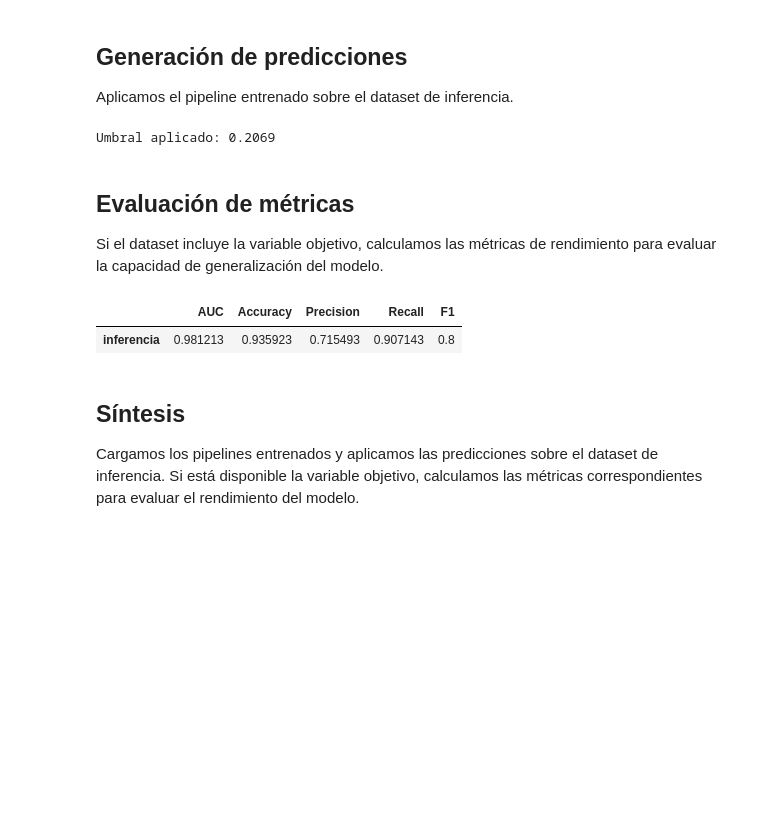
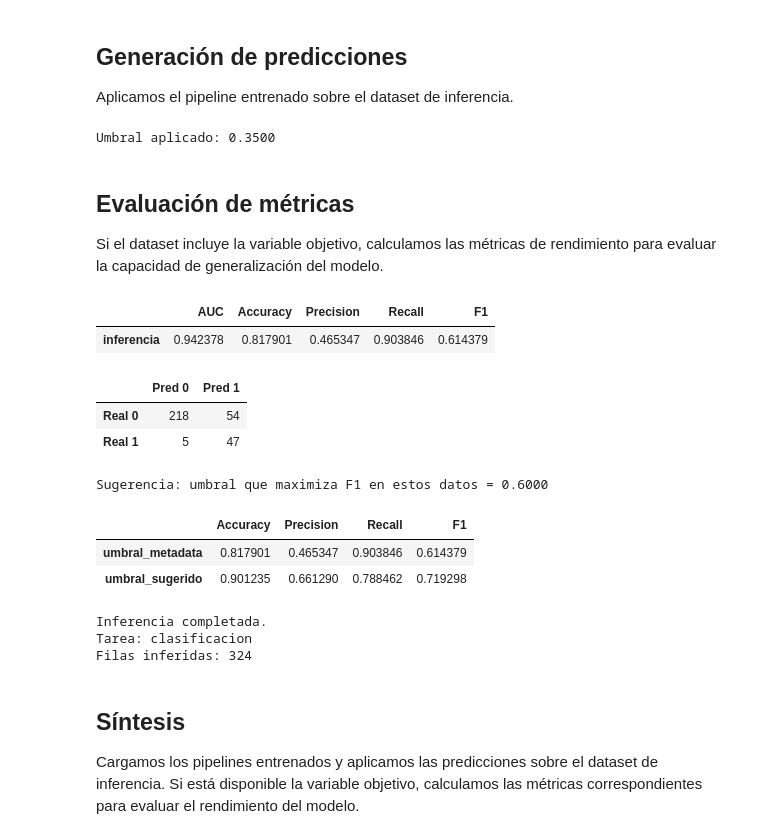
Before and after one commit to alanslzrr/machine-learning-customer-analytics-retail, a Jupyter notebook: proyecto_03_inferencia.ipynb, the cells around one changed output. Drawn from its saved outputs; the diff is of its cells as text; code cells hidden in the pictures; blank space fills up the shorter version.

Commit message:
corecion de preprocesamiento en inferencia_notebook

```diff
--- a/proyecto_03_inferencia.ipynb
+++ b/proyecto_03_inferencia.ipynb
@@ -19,7 +19,7 @@ warnings.filterwarnings('ignore')
 TAREA: Literal["clasificacion", "regresion"] = "clasificacion"
 
 # Rutas - Modificar DATA_FILE para aplicar sobre datos nuevos
-DATA_FILE = Path("data/interim/supermercado_limpio.csv")
+DATA_FILE = Path("data/proy_supermercado_test.csv")
 
 MODEL_FILE = Path("models/pipeline_clasificacion_sin_leakage.pkl") if TAREA == "clasificacion" else Path("models/pipeline_regresion_sin_leakage.pkl")
 
@@ -193,72 +438,110 @@ if TAREA == "clasificacion":
     print(f"Umbral aplicado: {clf_threshold:.4f}")
     distrib_pred = pd.Series(y_pred).value_counts().sort_index().to_frame("Frecuencia")
     distrib_pred["Porcentaje"] = (distrib_pred["Frecuencia"] / len(y_pred) * 100).round(2)
-    distrib_pred.index = ["No Responde", "Responde"]
+    distrib_pred.index = distrib_pred.index.map({0: "No Responde", 1: "Responde"})
+    distrib_pred = distrib_pred.reindex(["No Responde", "Responde"], fill_value=0)
     distrib_pred
 else:
-    y_pred = model.predict(X_inf)
+    # El pipeline de 01B en regresión fue entrenado sobre log1p(y). La predicción sale en log-escala.
+    y_pred_log = model.predict(X_inf)
+    y_pred = np.expm1(y_pred_log)
 
-    print("Estadísticas de las predicciones:")
-    resumen_pred = pd.DataFrame({
-        "y_pred": pd.Series(y_pred).describe(),
-    })
+    print("Estadísticas de las predicciones (EUROS):")
+    resumen_pred = pd.DataFrame({"y_pred": pd.Series(y_pred).describe()})
     resumen_pred
 # %% [output]
-Umbral aplicado: 0.2069
+Umbral aplicado: 0.3500
 # %% [markdown]
 ## Evaluación de métricas
 
 Si el dataset incluye la variable objetivo, calculamos las métricas de rendimiento para evaluar la capacidad de generalización del modelo.
-# %%
-if TAREA == "clasificacion":
-    y_pred_proba = model.predict_proba(X_inf)[:, 1]
-    clf_threshold = float(metadata.get("clf_threshold", 0.5))
-    y_pred = (y_pred_proba >= clf_threshold).astype(int)
-elif TAREA == "regresion":
-    expected_cols = metadata.get("reg_raw_feature_names") or metadata.get("raw_feature_names", [])
-    X_inf = validar_columnas(X_inf, expected_cols, "regresion (features crudas)", allow_extras=True)
 # %%
 if y_inf is not None:
     if TAREA == "clasificacion":
+        # (recalcular por seguridad)
+        y_pred_proba = model.predict_proba(X_inf)[:, 1]
+        clf_threshold = float(metadata.get("clf_threshold", 0.5))
+        y_pred = (y_pred_proba >= clf_threshold).astype(int)
+
         metrics_clf = pd.DataFrame({
             "AUC": [roc_auc_score(y_inf, y_pred_proba)],
             "Accuracy": [accuracy_score(y_inf, y_pred)],
-            "Precision": [precision_score(y_inf, y_pred)],
-            "Recall": [recall_score(y_inf, y_pred)],
-            "F1": [f1_score(y_inf, y_pred)],
+            "Precision": [precision_score(y_inf, y_pred, zero_division=0)],
+            "Recall": [recall_score(y_inf, y_pred, zero_division=0)],
+            "F1": [f1_score(y_inf, y_pred, zero_division=0)],
         }, index=["inferencia"])
 
         matriz_confusion = pd.DataFrame(
             confusion_matrix(y_inf, y_pred),
             index=["Real 0", "Real 1"],
             columns=["Pred 0", "Pred 1"],
         )
         display(metrics_clf)
-        matriz_confusion
+        display(matriz_confusion)
+
+        thresholds_grid = np.linspace(0.05, 0.95, 19)
+        thresholds = np.unique(np.concatenate(([clf_threshold], thresholds_grid)))
+        registros = []
+        for thr in thresholds:
+            y_tmp = (y_pred_proba >= thr).astype(int)
+            registros.append({
+                "threshold": thr,
+                "Accuracy": accuracy_score(y_inf, y_tmp),
+                "Precision": precision_score(y_inf, y_tmp, zero_division=0),
+                "Recall": recall_score(y_inf, y_tmp, zero_division=0),
+                "F1": f1_score(y_inf, y_tmp, zero_division=0),
+            })
+
+        df_thresholds = pd.DataFrame(registros).set_index("threshold")
+        best_thr = df_thresholds["F1"].idxmax()
+        print(f"Sugerencia: umbral que maximiza F1 en estos datos = {best_thr:.4f}")
+
+        comparacion_dict = {"umbral_metadata": df_thresholds.loc[clf_threshold]}
+        if abs(best_thr - clf_threshold) > 1e-9:
+            comparacion_dict["umbral_sugerido"] = df_thresholds.loc[best_thr]
+        comparacion = pd.DataFrame(comparacion_dict).T
+        display(comparacion)
+
     else:
+        # y_inf viene en euros (gasto_total). y_pred ya está en euros (expm1 aplicado).
         baseline_mae = (y_inf - y_inf.mean()).abs().mean()
         baseline_rmse = ((y_inf - y_inf.mean()) ** 2).mean() ** 0.5
         mae = mean_absolute_error(y_inf, y_pred)
         rmse = mean_squared_error(y_inf, y_pred) ** 0.5
         r2 = r2_score(y_inf, y_pred)
 
         metrics_reg = pd.DataFrame({
             "MAE": [mae],
             "RMSE": [rmse],
             "R2": [r2],
             "baseline_MAE": [baseline_mae],
             "baseline_RMSE": [baseline_rmse],
         }, index=["inferencia"])
 
         display(metrics_reg)
         distrib_pred = pd.DataFrame({
             "y_real": y_inf.describe(),
             "y_pred": pd.Series(y_pred).describe(),
         })
         distrib_pred
 # %% [output]
 |  | AUC | Accuracy | Precision | Recall | F1 |
-| inferencia | 0.981213 | 0.935923 | 0.715493 | 0.907143 | 0.8 |
+| inferencia | 0.942378 | 0.817901 | 0.465347 | 0.903846 | 0.614379 |
+|  | Pred 0 | Pred 1 |
+| Real 0 | 218 | 54 |
+| Real 1 | 5 | 47 |
+Sugerencia: umbral que maximiza F1 en estos datos = 0.6000
+|  | Accuracy | Precision | Recall | F1 |
+| umbral_metadata | 0.817901 | 0.465347 | 0.903846 | 0.614379 |
+| umbral_sugerido | 0.901235 | 0.661290 | 0.788462 | 0.719298 |
+# %%
+print("Inferencia completada.")
+print(f"Tarea: {TAREA}")
+print(f"Filas inferidas: {len(X_inf)}")
+# %% [output]
+Inferencia completada.
+Tarea: clasificacion
+Filas inferidas: 324
 # %% [markdown]
 ## Síntesis
 
```
Also changed, not shown: parts of 4 cells of this notebook.
